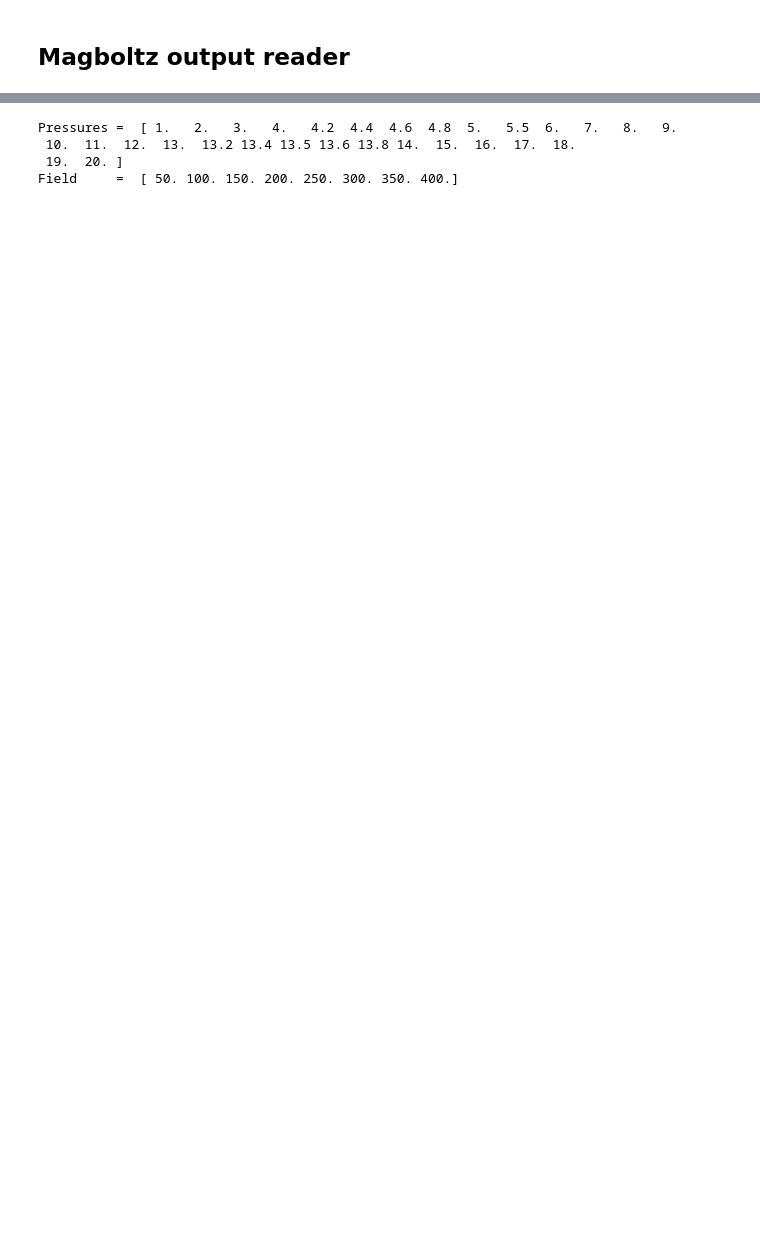
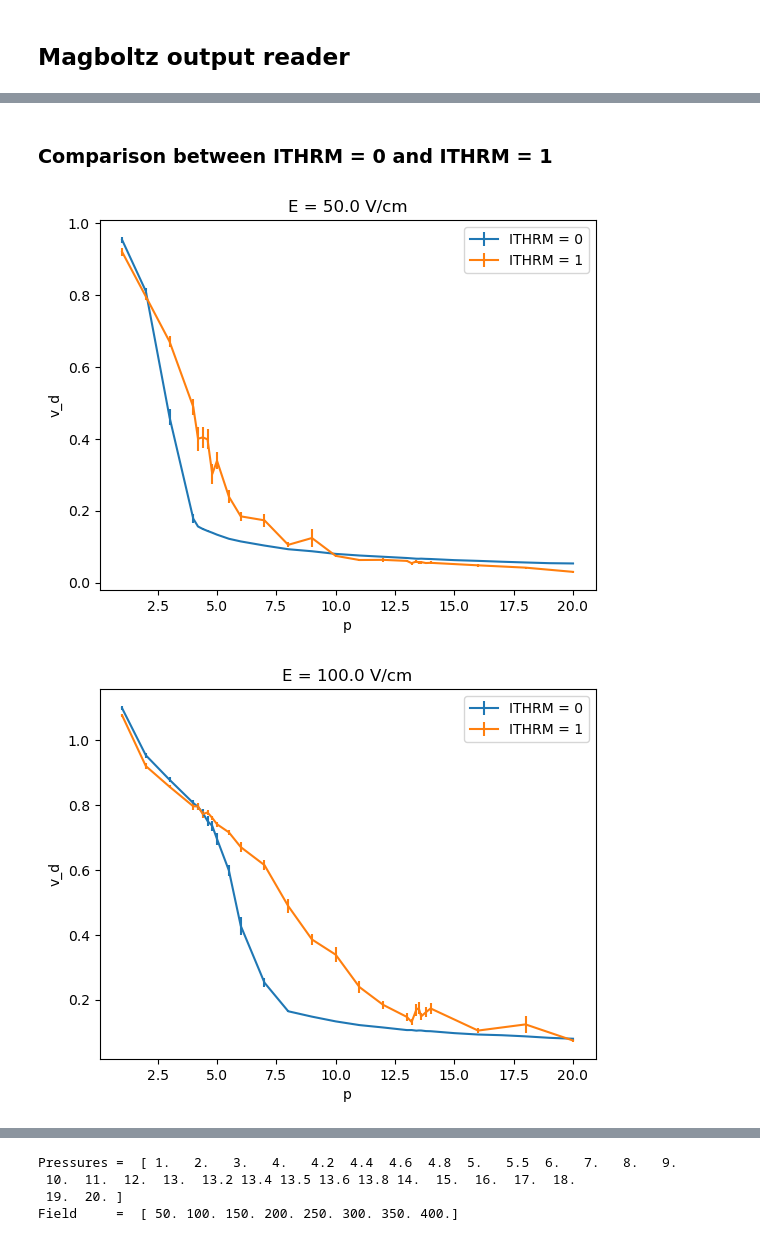
Before and after one commit to martinperezmaneiro/NEXT100_prod, a Jupyter notebook: pressure_analysis/magboltz_reader.ipynb, the cells around one changed output, grey strips where cells are left out. Saved outputs shown, nothing was run; the diff lists cells and outputs as text; code cells hidden in the pictures; blank space fills up the shorter version.

```diff
--- a/pressure_analysis/magboltz_reader.ipynb
+++ b/pressure_analysis/magboltz_reader.ipynb
@@ -31,3 +37,23 @@ get_p_and_v = lambda x: (float(x.split('_')[-2][:-3]), float(x.split('_')[-1].sp
 indir = '/mnt/lustre/scratch/nlsas/home/usc/ie/mpm/NEXT100/magboltz/pressure_sim/prod/'
 
 files = sorted(glob.glob(indir + '*'), key = get_p_and_v)
+# %%
+get_v_and_ppb = lambda x: (x.split('_')[-3], x.split('_')[-1].split('.')[0])
+
+indir = '/mnt/lustre/scratch/nlsas/home/usc/ie/mpm/NEXT100/magboltz/helena_francesc_thing/results_'
+
+files = sorted(glob.glob(indir + '*'), key = get_v_and_ppb)
+results = []
+for f in files:
+    v, ppb = get_v_and_ppb(f)
+    with open(f, 'r') as text:
+        lines = text.readlines()
+
+    z_dv, t_diff, l_diff = extract_values_magboltz_output(lines)
+    if z_dv is None:
+        print('{} and {} are not complete'.format(v, ppb))
+        continue
+    results.append([v, ppb, z_dv[0], z_dv[1], t_diff[0], t_diff[1], l_diff[0], l_diff[1]])
+df = pd.DataFrame(results, columns = ['E', 'ppb', 'zdv', 'zdv_err', 't_diff', 't_diff_err', 'l_diff', 'l_diff_err'])
+
+# df.to_hdf('/mnt/lustre/scratch/nlsas/home/usc/ie/mpm/NEXT100/magboltz/helena_francesc_thing/results.h5', 'results')
@@ -45,0 +85,23 @@ files = sorted(glob.glob(indir + '*'), key = get_p_and_v)
+# %% [markdown]
+### Comparison between ITHRM = 0 and ITHRM = 1
+# %%
+old_diff = pd.read_hdf('/mnt/lustre/scratch/nlsas/home/usc/ie/mpm/NEXT100/magboltz/old_pressure_sim/results.h5', 'results')
+diff = pd.read_hdf('/mnt/lustre/scratch/nlsas/home/usc/ie/mpm/NEXT100/magboltz/pressure_sim/results.h5', 'results')
+# %%
+import numpy as np
+import matplotlib.pyplot as plt
+
+for v in old_diff.v.unique():
+    old_diff_v = old_diff[old_diff.v == v]
+    diff_v = diff[diff.v == v]
+    diff_v = diff_v[np.isin(diff_v.p, old_diff_v.p)]
+    plt.errorbar(old_diff_v.p, old_diff_v.zdv, yerr=old_diff_v.zdv_err, label = 'ITHRM = 0')
+    plt.errorbar(diff_v.p, diff_v.zdv, yerr=diff_v.zdv_err, label = 'ITHRM = 1')
+    plt.xlabel('p')
+    plt.ylabel('v_d')
+    plt.title('E = {} V/cm'.format(v))
+    plt.legend()
+    plt.show()
+# %% [output]
+[figure, added]
+[figure, added]
```
Also changed, not shown: parts of 16 cells of this notebook, 6 other files.
